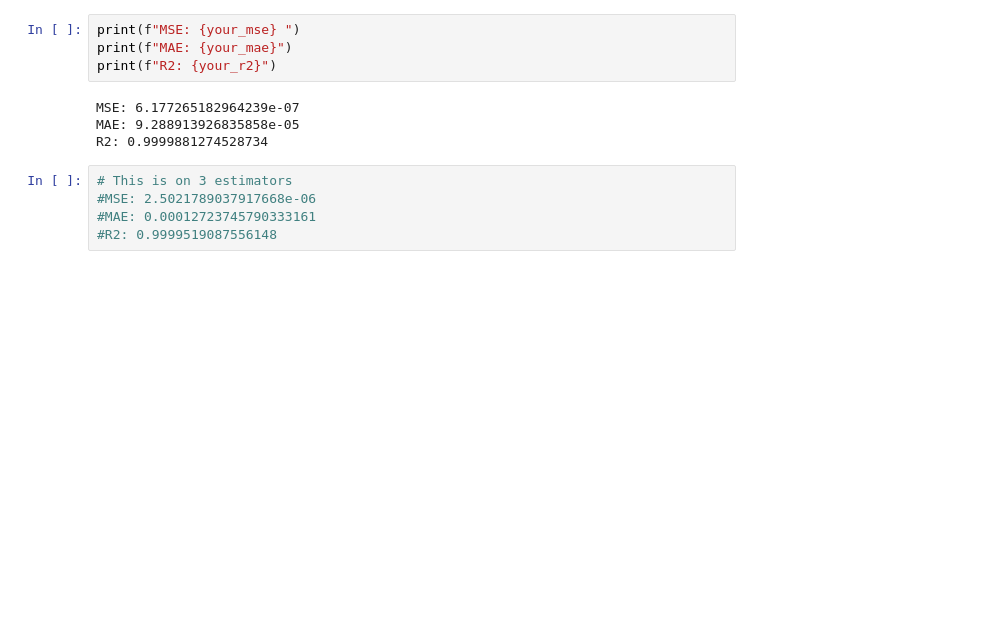
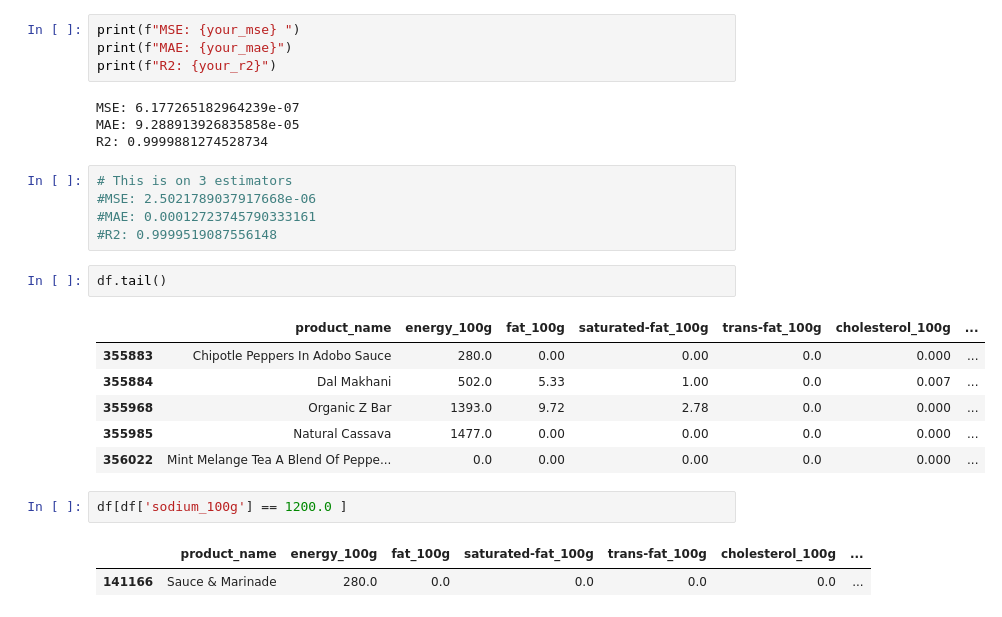
Before and after one commit to IsaacG-L/Machine-Learning, a Jupyter notebook: Semester 2/Final Project/RFP7.ipynb, the cells around one changed output. Drawn from its saved outputs; the diff is of its cells as text; blank space fills up the shorter version.

```diff
--- a/Semester 2/Final Project/RFP7.ipynb
+++ b/Semester 2/Final Project/RFP7.ipynb
@@ -142,3 +142,17 @@ R2: 0.9999881274528734
 #MSE: 2.5021789037917668e-06
 #MAE: 0.00012723745790333161
 #R2: 0.9999519087556148
+# %%
+df.tail()
+# %% [output]
+|  | product_name | energy_100g | fat_100g | saturated-fat_100g | trans-fat_100g | cholesterol_100g | ... |
+| 355883 | Chipotle Peppers In Adobo Sauce | 280.0 | 0.00 | 0.00 | 0.0 | 0.000 | ... |
+| 355884 | Dal Makhani | 502.0 | 5.33 | 1.00 | 0.0 | 0.007 | ... |
+| 355968 | Organic Z Bar | 1393.0 | 9.72 | 2.78 | 0.0 | 0.000 | ... |
+| 355985 | Natural Cassava | 1477.0 | 0.00 | 0.00 | 0.0 | 0.000 | ... |
+| 356022 | Mint Melange Tea A Blend Of Peppe... | 0.0 | 0.00 | 0.00 | 0.0 | 0.000 | ... |
+# %%
+df[df['sodium_100g'] == 1200.0 ]
+# %% [output]
+|  | product_name | energy_100g | fat_100g | saturated-fat_100g | trans-fat_100g | cholesterol_100g | ... |
+| 141166 | Sauce & Marinade | 280.0 | 0.0 | 0.0 | 0.0 | 0.0 | ... |
```
Also changed, not shown: parts of 4 cells of this notebook, 3 other files.
